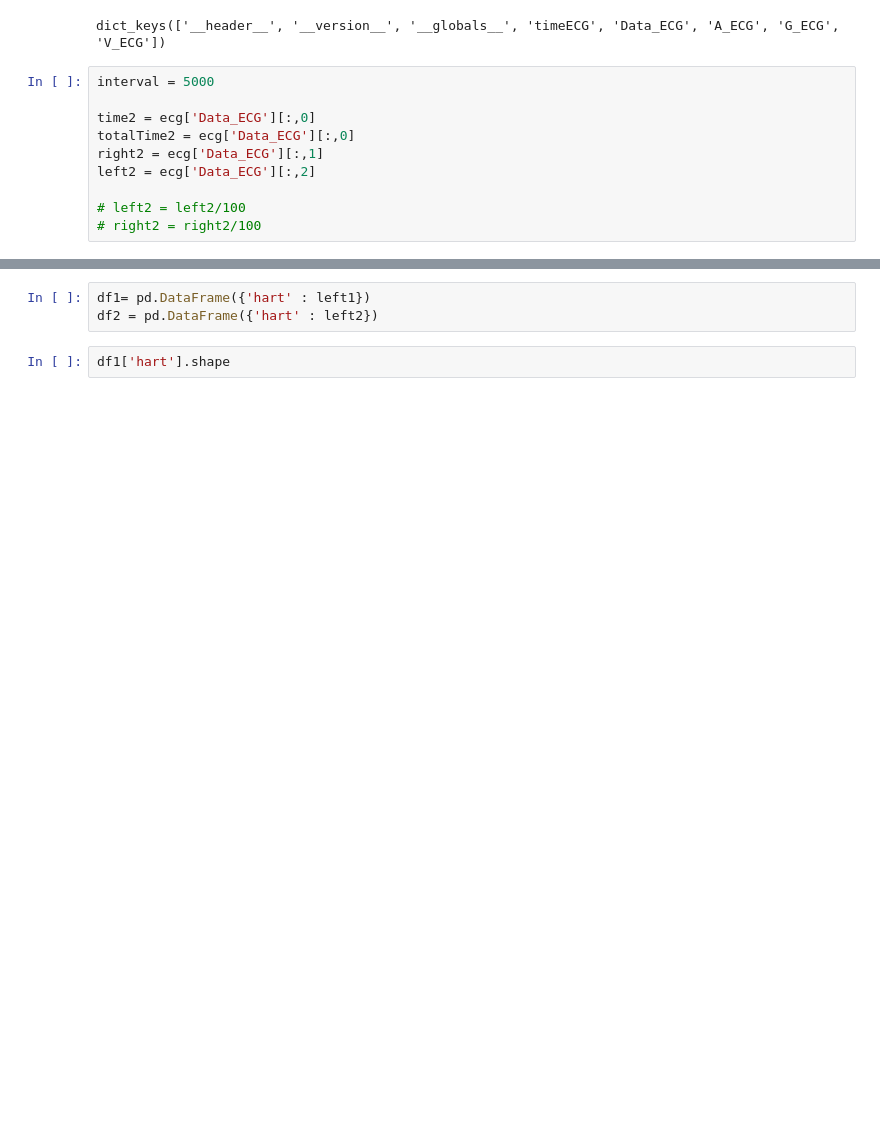
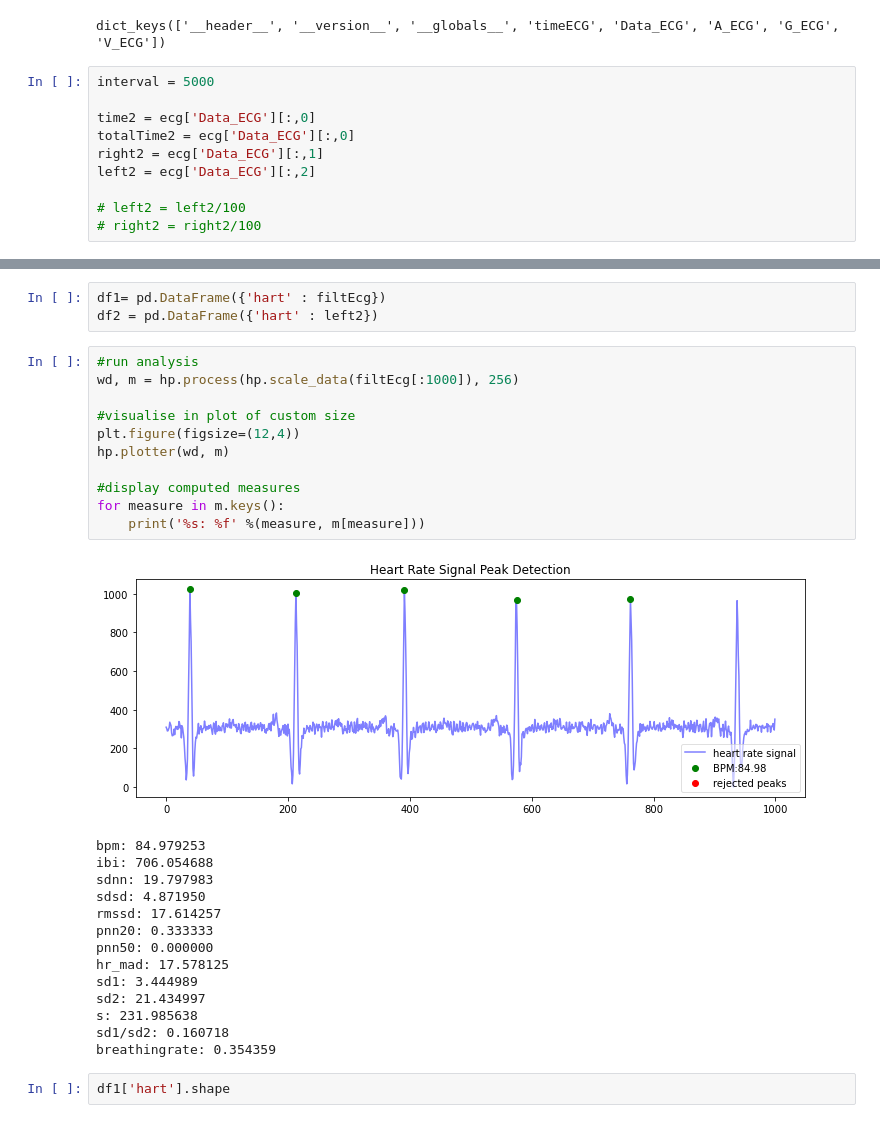
Before and after one commit to TravisCossarini/moodSwing, a Jupyter notebook: pythonModels/prepForPreprocessing.ipynb, the cells around one changed output, grey strips where cells are left out. Drawn from its saved outputs; the diff is of its cells as text; blank space fills up the shorter version.

```diff
--- a/pythonModels/prepForPreprocessing.ipynb
+++ b/pythonModels/prepForPreprocessing.ipynb
@@ -51,6 +65,32 @@ time2 = time2/1000
 # %%
-df1= pd.DataFrame({'hart' : left1})
+df1= pd.DataFrame({'hart' : filtEcg})
 df2 = pd.DataFrame({'hart' : left2})
+# %%
+#run analysis
+wd, m = hp.process(hp.scale_data(filtEcg[:1000]), 256)
+
+#visualise in plot of custom size
+plt.figure(figsize=(12,4))
+hp.plotter(wd, m)
+
+#display computed measures
+for measure in m.keys():
+    print('%s: %f' %(measure, m[measure]))
+# %% [output]
+[figure, added]
+bpm: 84.979253
+ibi: 706.054688
+sdnn: 19.797983
+sdsd: 4.871950
+rmssd: 17.614257
+pnn20: 0.333333
+pnn50: 0.000000
+hr_mad: 17.578125
+sd1: 3.444989
+sd2: 21.434997
+s: 231.985638
+sd1/sd2: 0.160718
+breathingrate: 0.354359
 # %%
 df1['hart'].shape
 # %% [output]
```
Also changed, not shown: parts of 4 cells of this notebook, 14 other files.
